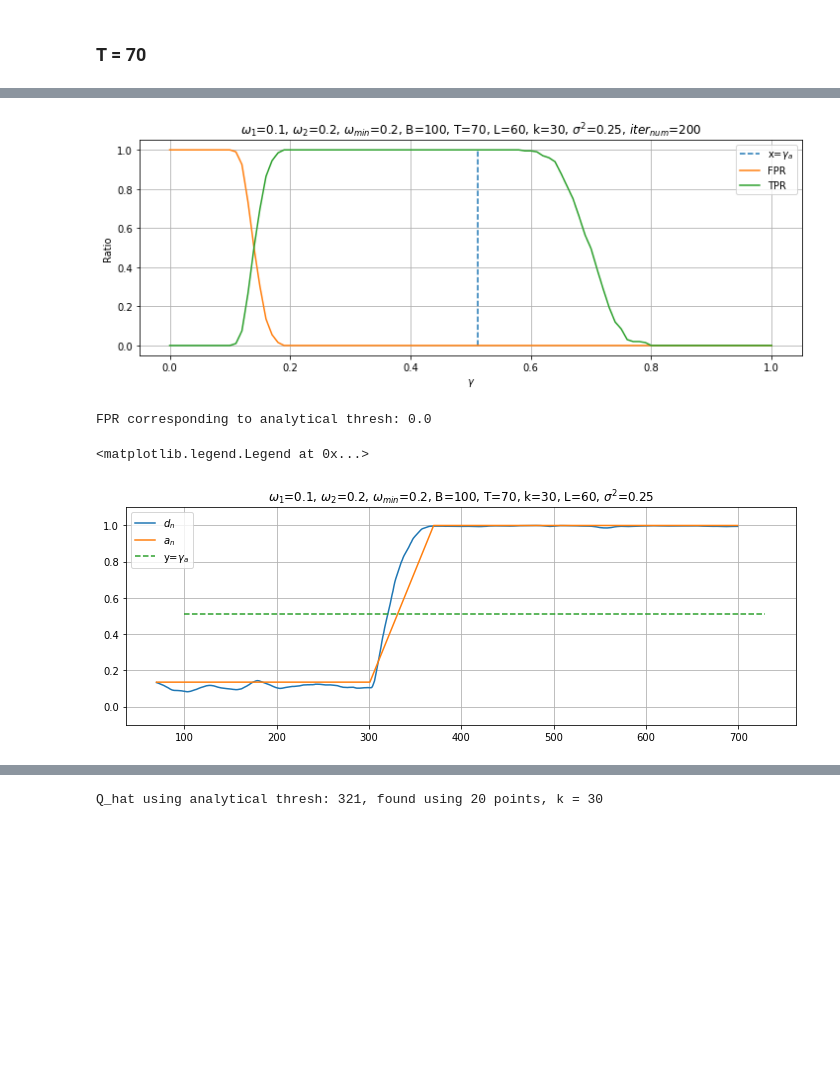
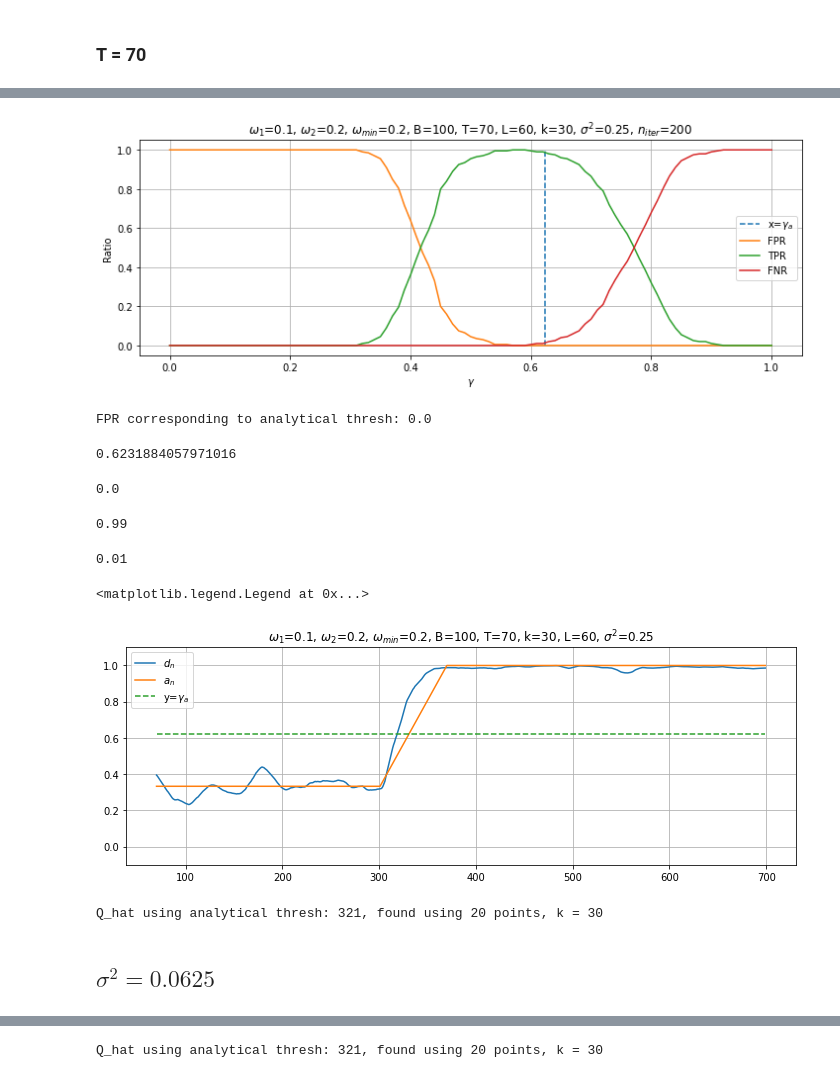
Before and after one commit to Loulaan/researchWork, a Jupyter notebook: ThreshDetection/images.ipynb, the cells around one changed output, grey strips where cells are left out. Saved outputs shown, nothing was run; the diff lists cells and outputs as text; code cells hidden in the pictures; blank space fills up the shorter version.

```diff
--- a/ThreshDetection/images.ipynb
+++ b/ThreshDetection/images.ipynb
@@ -450,0 +517,8 @@ plt.legend()
+# %%
+# w_min = w1 + 1/100  # Минимальная разница в частотах для обнаружения неоднородности
+w_min = 1/5  # Минимальная разница в частотах для обнаружения неоднородности
+k = 30  # Кол-во точек, за которые нужно обнаружить разладку
+w2 = 1/5
+# %%
+np.random.seed(12345)
+modelled_series, modelled_rows = modelling_series()
@@ -465,13 +654,13 @@ T = 70
 # %%
 def modelling_series(t):
     if t is None:
-        t = T
+        t = T_
     np.random.seed(12345)
     series = []
     rows = []
     time_start = time.time()
     for i in tqdm(range(iter_num)):
-        original_series = generate_series(w1, w2, Q, N) + np.random.normal(scale=noise_var, size=N)
+        original_series = generate_series(w1, w2, Q, N) + np.random.normal(scale=noise_sd, size=N)
         rows.append(Hmatr(f=original_series, B=B, T=t, L=L, neig=r, svdMethod=method).getRow())
         series.append(original_series)
     print(f"Modelling took {round(time.time() - time_start, 4)} s")
@@ -486,6 +675,7 @@ threshes = np.arange(0, 1.01, 0.01)
 
 fpr = []  # Детекции раньше настоящего момента возмущения
 tpr = []  # Детекции в или позже момента возмущения, но не позже момента k
+fnr = []  # Детекции позже момента k
 tpr_1 = []  # Детекции в или позже момента возмущения, но не позже момента k
 
 Q_hats = []
@@ -493,31 +683,33 @@ time_start = time.time()
 for thresh in threshes:
     fp = 0
     tp = 0
+    fn = 0
     tp_1 = 0
     for row in modelled_rows:
         Q_hat = find_Q_hat(row, thresh)
         Q_hats.append(Q_hat)
         if Q_hat is None:
             # Не превзошли порог, пропускаем значение. При подсчете долей кривые будут уходить в 0
+            fn += 1
             continue
         Q_hat += T
         if Q_hat < Q:
             fp += 1
         if Q <= Q_hat <= Q + k:
             tp += 1
+        if Q_hat > Q+k:
+            fn += 1
     fpr.append(round(fp/iter_num, 4))
     tpr.append(round(tp/iter_num, 4))
+    fnr.append(round(fn/iter_num, 4))
 
 mean_thresh = []
 for row in modelled_rows:
-    initial_value = np.quantile(modelled_rows[0][:Q-B], 0.95)
+    initial_value = noise_sd**2/(0.5 + noise_sd**2)
     g_analytical = ThreshAnalytical(w1, w_min, L, T, k, initial_value)
     mean_thresh.append(g_analytical.thresh)
 mean_thresh = np.mean(mean_thresh)
 
-approx_correct = [initial_value for i in range(Q-T)]
-approx_correct = [*approx_correct, *g_analytical.transition_interval.tolist()]
-approx_correct = [*approx_correct, *[g_analytical.value_after_heterogeneity for i in range(len(row) - len(approx_correct))]]
 
 print(f"Calculating statistics took {round(time.time() - time_start, 4)} s")
 # %% [output]
@@ -525,29 +717,31 @@ Calculating statistics took 0.254 s
 # %%
 from utils.utils import find_fpr_corr_to_thresh
 
 plt.figure(figsize=(12, 4))
 plt.plot([mean_thresh]*len(threshes), threshes, '--', label=r'x=$\gamma_a$')
 plt.plot(threshes, fpr, label='FPR')
 
 values = np.array(tpr/(1-np.array(fpr)))
 idxs = np.invert(np.isnan(values))
 values = values[idxs]
 
 
 plt.plot(threshes, tpr, label='TPR')
+plt.plot(threshes, fnr, label='FNR')
+# plt.plot(np.array(threshes)[idxs], values, label='TPR_1')
 w_min_str = r'$\omega_{min}$'
-iter_num_str = r'$iter_{num}$'
-plt.title(fr"$\omega_1$={w1}, $\omega_2$={w2}, {w_min_str}={round(w_min, 4)}, B={B}, T={T}, L={L}, k={k}, $\sigma^2$={noise_var}, {iter_num_str}={iter_num}")
+iter_num_str = r'$n_{iter}$'
+plt.title(fr"$\omega_1$={w1}, $\omega_2$={w2}, {w_min_str}={round(w_min, 4)}, B={B}, T={T}, L={L}, k={k}, $\sigma^2$={noise_sd**2}, {iter_num_str}={iter_num}")
 plt.xlabel(r'$\gamma$')
 plt.ylabel('Ratio')
 plt.legend()
 plt.grid()
 # plt.savefig(f'system_estimation_T={T_}.png')
 plt.show()
 
 fpr_to_thresh = find_fpr_corr_to_thresh(threshes, fpr, g_analytical.thresh)
 print(f"FPR corresponding to analytical thresh: {fpr_to_thresh}")
 # system_estimation_t=70
 # %% [output]
-[figure, old version]
+[figure, new version]
 FPR corresponding to analytical thresh: 0.0
@@ -556,0 +748,16 @@ Q_hat_correct = find_Q_hat(row, g_analytical.thresh)
+# %%
+mean_thresh
+# %% [output]
+0.6231884057971016
+# %%
+fpr[62]
+# %% [output]
+0.0
+# %%
+tpr[62]
+# %% [output]
+0.99
+# %%
+fnr[62]
+# %% [output]
+0.01
@@ -559,13 +773,19 @@ X = np.arange(T, len(row)+T)
 plt.figure(figsize=(12, 4))
 plt.plot(X, row, label=r'$d_n$')
 plt.plot(X, approx_correct, label=r'$a_n$')
-plt.plot(np.arange(B, len(row)+B), [g_analytical.thresh]*len(row), '--', label=r'y=$\gamma_a$')
+plt.plot(np.arange(T, N), [g_analytical.thresh]*len(row), '--', label=r'y=$\gamma_a$')
 # plt.plot(Q_hat_correct, row[Q_hat_correct], marker='o')
-plt.title(fr"$\omega_1$={w1}, $\omega_2$={w2}, {w_min_str}={round(w_min, 4)}, B={B}, T={T}, k={k}, L={L}, $\sigma^2$={noise_var}")
+plt.title(fr"$\omega_1$={w1}, $\omega_2$={w2}, {w_min_str}={round(w_min, 4)}, B={B}, T={T}, k={k}, L={L}, $\sigma^2$={noise_sd**2}")
 plt.ylim((-0.1, 1.1))
 plt.grid()
 plt.legend()
 # system_estimation_one_iter_t=70
 # %% [output]
 <matplotlib.legend.Legend at 0x...>
-[figure, old version]
+[figure, new version]
+# %%
+print(f"Q_hat using analytical thresh: {Q_hat_correct+T}, found using {Q_hat_correct+T-Q} points, k = {k}")
+# %% [output]
+Q_hat using analytical thresh: 321, found using 20 points, k = 30
+# %% [markdown]
+## $\sigma^2 = 0.0625$
```
Also changed, not shown: parts of 66 cells of this notebook, 27 other files.
